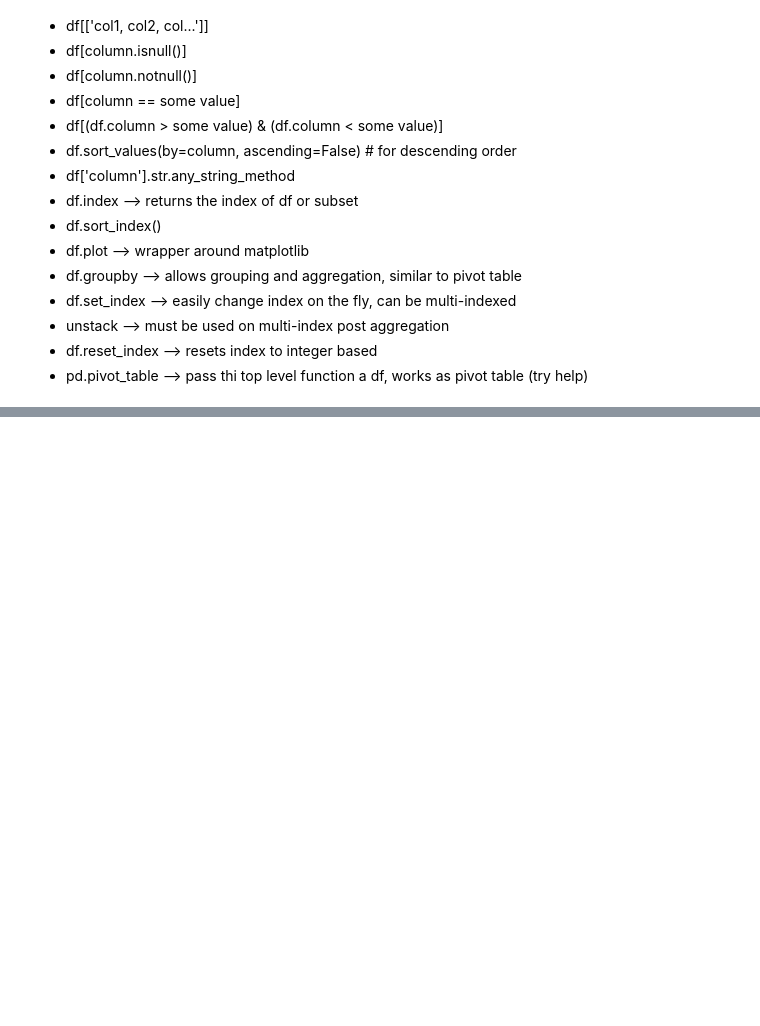
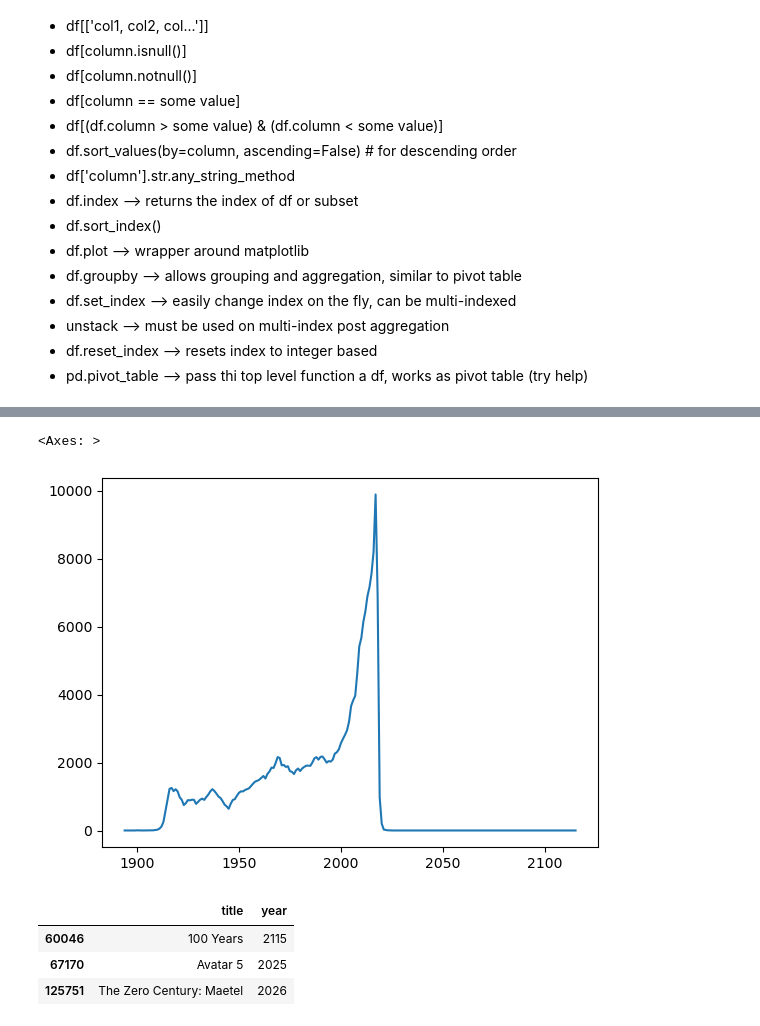
Before and after one commit to mjmacarty/OIM7502_SP24, a Jupyter notebook: 07-pandas_filtering_grouping.ipynb, the cells around one changed output, grey strips where cells are left out. Cells and saved outputs as stored; diff of their text form; code cells hidden in the pictures; blank space fills up the shorter version.

```diff
--- a/07-pandas_filtering_grouping.ipynb
+++ b/07-pandas_filtering_grouping.ipynb
@@ -30,0 +109,2 @@ import matplotlib.pyplot as plt
+# %%
+titles = pd.read_csv("data/titles.csv")
@@ -30,0 +136,14 @@ import matplotlib.pyplot as plt
+# %%
+years = titles['year'].value_counts().sort_index()
+# %%
+years.plot()
+# %% [output]
+<Axes: >
+[figure, added]
+# %%
+titles[titles['year']>2024]
+# %% [output]
+|  | title | year |
+| 60046 | 100 Years | 2115 |
+| 67170 | Avatar 5 | 2025 |
+| 125751 | The Zero Century: Maetel | 2026 |
```
Also changed, not shown: parts of 31 cells of this notebook.
